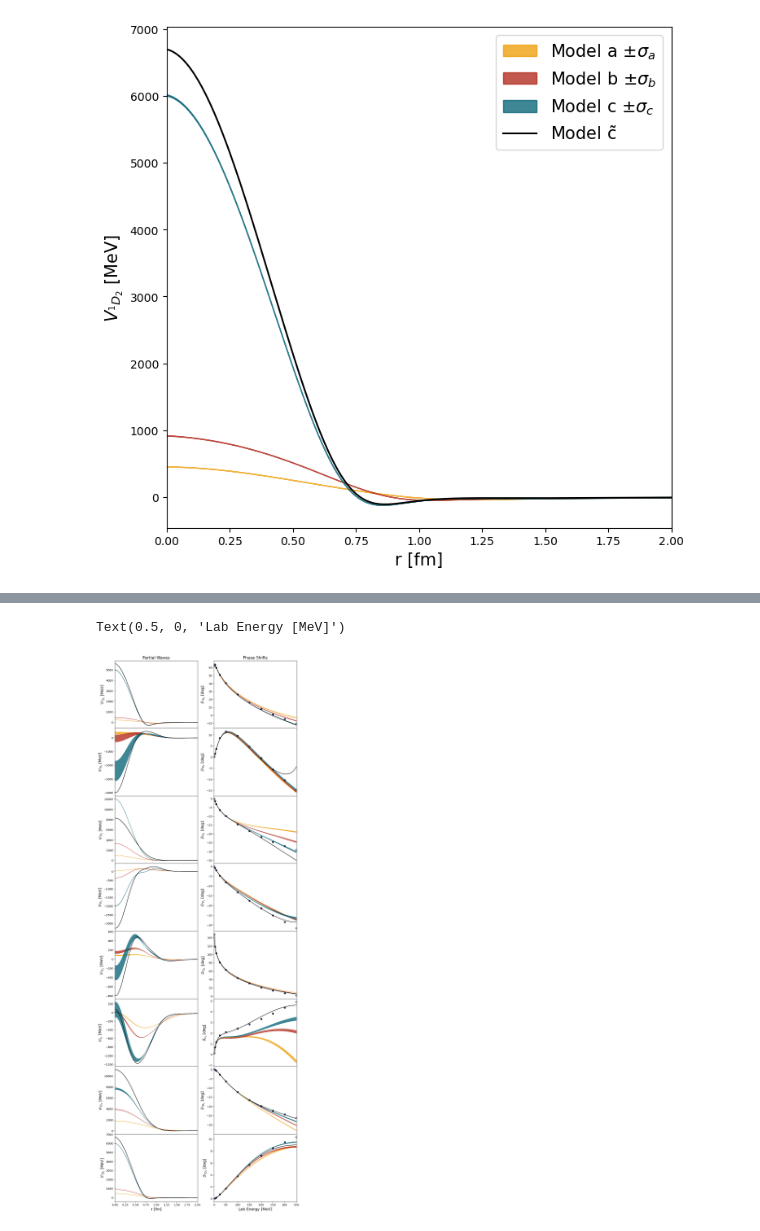
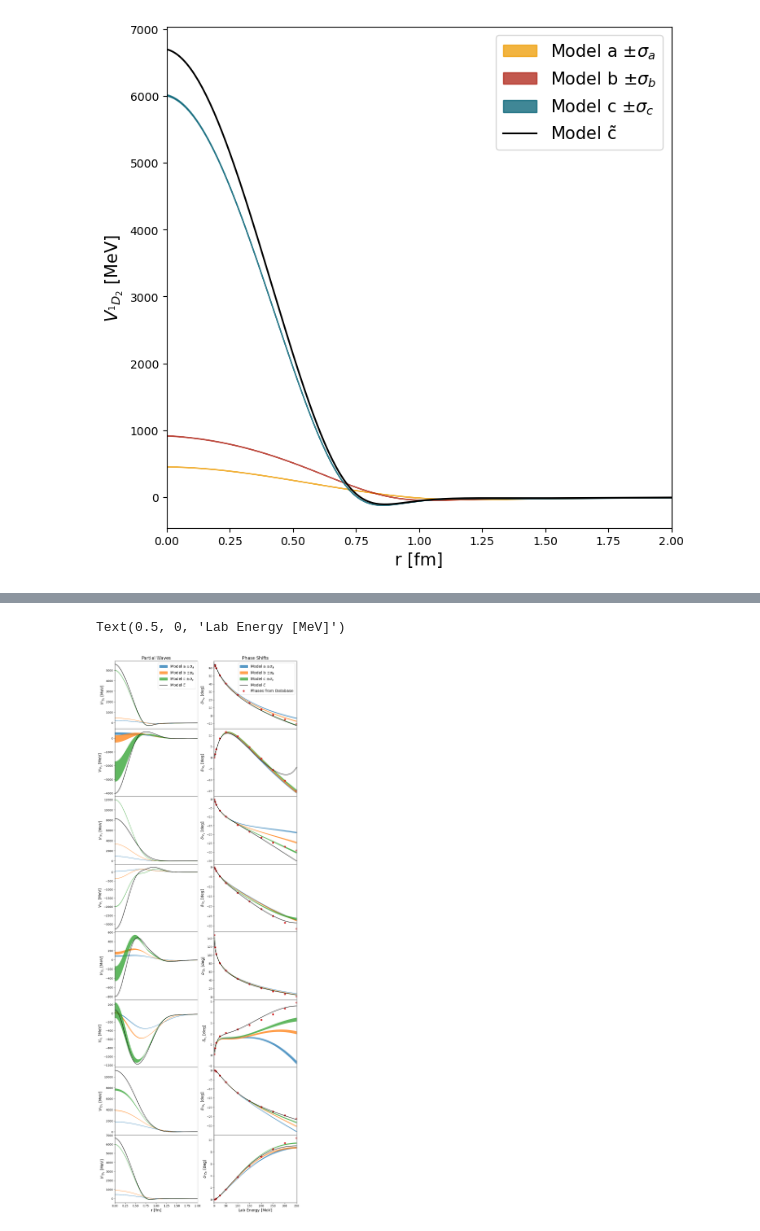
Before and after one commit to rnavarroperez/nn-scattering-fit, a Jupyter notebook: src/notebooks/short_range_partial_waves.ipynb, the cells around one changed output, grey strips where cells are left out. Saved outputs shown, nothing was run; the diff lists cells and outputs as text; code cells hidden in the pictures.

Commit message:
changed name of 'noise check' document to be more explicit about the contents. Updated the 'phase_shifts' and 'partial_waves' notebooks with new (wide-format) plots.

```diff
--- a/src/notebooks/short_range_partial_waves.ipynb
+++ b/src/notebooks/short_range_partial_waves.ipynb
@@ -276,17 +466,15 @@ plt.show()
 # %%
-# fig, axs = plt.subplots(8, sharex=True, figsize=(4,16))
-
 fig = plt.figure(figsize=(12,36))
 gs = fig.add_gridspec(8, 2, hspace=0)
 axs = gs.subplots(sharex='col')
 
-a_color = '#ee9b00'
-b_color = '#ae2012'
-c_color = '#005f73'
+a_color = 'C0'
+b_color = 'C1'
+c_color = 'C2'
 c_tilde_color = 'black'
-phases_color = '#14213d'
+phases_color = 'C3'
 
-title_font_size = '15'
+title_font_size = '16'
 label_font_size = '14'
 
 # 1S0 ~~~~~~~~~~~~~~~~~~~~~~~~~~~~~~~~~~~~~~~~~~~~~~~~~~~~~~~~~~~~~~~~~~~~~~~~~~~~~~~~~~~~~~~~~~~~~~~~~~~~
@@ -307,6 +495,7 @@ axs[0,0].plot(fm,c1_tilde, color=c_tilde_color, label=r'Model $\tilde{\mathrm{c}
 axs[0,0].set_ylabel('$V_{^1S_0}$ [MeV]', fontsize=label_font_size)
 axs[0,0].set_title('Partial Waves', fontsize=title_font_size)
 axs[0,0].set_xlim(0,2)
+axs[0,0].legend(loc='upper right', fontsize=label_font_size)
 
 # phase shift
 a10=model_a_phase[1]
@@ -329,6 +518,7 @@ axs[0,1].scatter(MeV,phases_1S0, color=phases_color, label=r'Phases from Databas
 axs[0,1].set_ylabel('$\delta_{^1S_0}$ [deg]', fontsize=label_font_size)
 axs[0,1].set_title('Phase Shifts', fontsize=title_font_size)
 axs[0,1].set_xlim(0,350)
+axs[0,1].legend(loc='upper right', fontsize=label_font_size)
 
 # 3P0 ~~~~~~~~~~~~~~~~~~~~~~~~~~~~~~~~~~~~~~~~~~~~~~~~~~~~~~~~~~~~~~~~~~~~~~~~~~~~~~~~~~~~~~~~~~~~~~~~~~~~
 # partial wave
@@ -567,31 +757,31 @@ axs[7,0].fill_between(fm,b8-sig_b8,b8+sig_b8, color=b_color, alpha=0.75, label=r
 axs[7,0].fill_between(fm,c8-sig_c8,c8+sig_c8, color=c_color, alpha=0.75, label=r'Model c $\pm \sigma_{c}$')
 axs[7,0].plot(fm,c8_tilde, color=c_tilde_color, label=r'Model $\tilde{\mathrm{c}}$')
 
 axs[7,0].set_ylabel('$V_{^1D_2}$ [MeV]', fontsize=label_font_size)
 axs[7,0].set_xlabel('r [fm]', fontsize=label_font_size)
 
 # phase shift
 a80=model_a_phase[15]
 sig_a80=model_a_phase[16]
 b80=model_b_phase[15]
 sig_b80=model_b_phase[16]
 c80=model_c_phase[15]
 sig_c80=model_c_phase[16]
 c80_tilde=model_c_tilde_phase[15]
 
 axs[7,1].fill_between(lab_energy,a80-sig_a80,a80+sig_a80, color=a_color, alpha=0.75, label=r'Model a $\pm \sigma_{a}$')
 axs[7,1].fill_between(lab_energy,b80-sig_b80,b80+sig_b80, color=b_color, alpha=0.75, label=r'Model b $\pm \sigma_{b}$')
 axs[7,1].fill_between(lab_energy,c80-sig_c80,c80+sig_c80, color=c_color, alpha=0.75, label=r'Model c $\pm \sigma_{c}$')
 axs[7,1].plot(lab_energy,c80_tilde, color=c_tilde_color, label=r'Model $\tilde{\mathrm{c}}$')
 
 phases_1D2 = [0.00077429, 0.04268684, 0.16648250, 0.69830700, 1.70749309, 3.76619775,
               5.63198617, 7.18815928, 8.44841295, 9.47113256, 10.32159769]
 axs[7,1].scatter(MeV,phases_1D2, color=phases_color, label=r'Phases from Database')
 
 axs[7,1].set_ylabel('$\delta_{^1D_2}$ [deg]', fontsize=label_font_size)
 axs[7,1].set_xlabel('Lab Energy [MeV]', fontsize=label_font_size)
 
 # ~~~~~~~~~~~~~~~~~~~~~~~~~~~~~~~~~~~~~~~~~~~~~~~~~~~~~~~~~~~~~~~~~~~~~~~~~~~~~~~~~~~~~~~~~~~~~~~~~~~~
 # %% [output]
 Text(0.5, 0, 'Lab Energy [MeV]')
-[figure, old version]
+[figure, new version]
```
Also changed, not shown: parts of 1 cell of this notebook, 1 other file.
